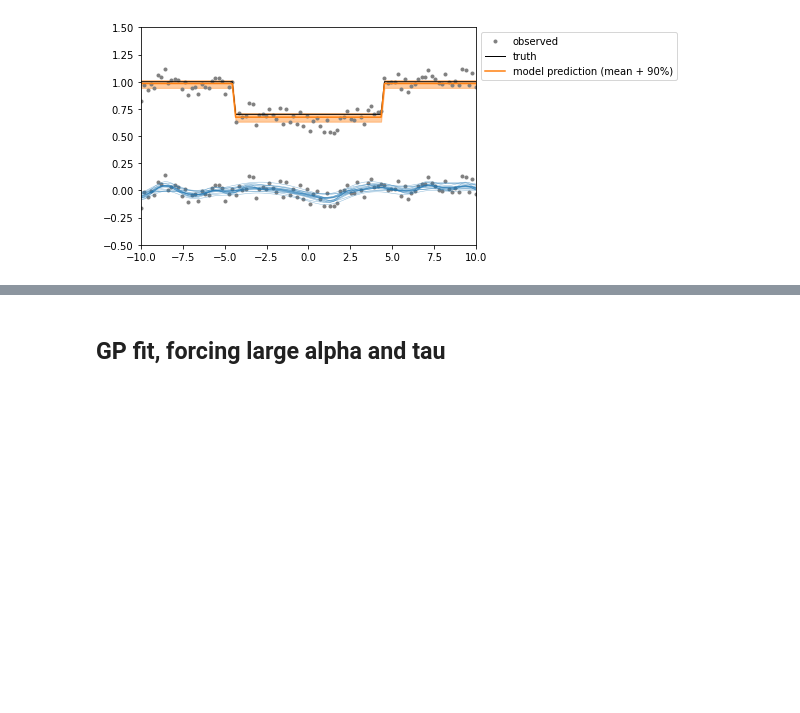
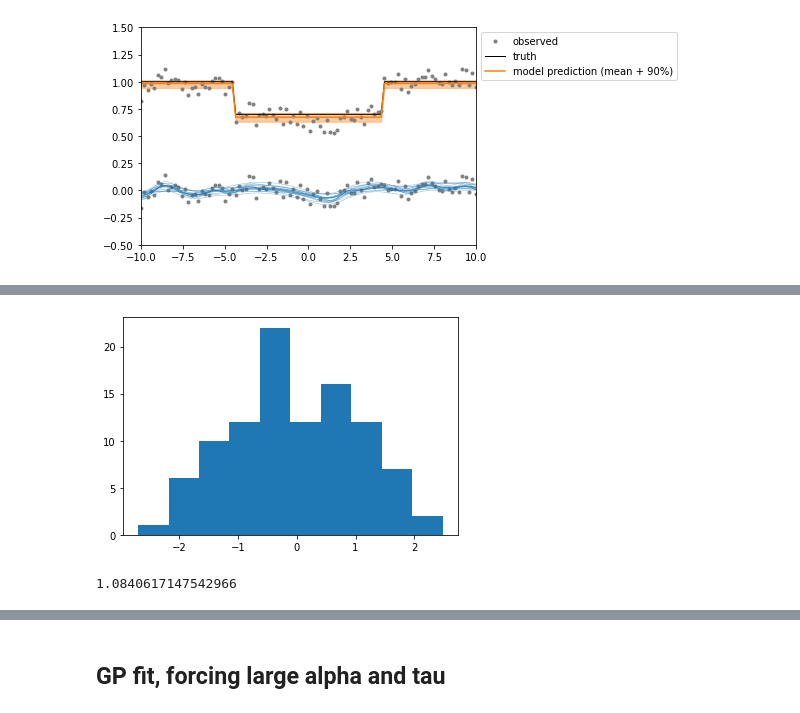
Before and after one commit to kemasuda/tutorial, a Jupyter notebook: multivariate_normal/degeneracy between GP mean and model normalization.ipynb, the cells around one changed output, grey strips where cells are left out. Saved outputs shown, nothing was run; the diff lists cells and outputs as text; code cells hidden in the pictures; blank space fills up the shorter version.

```diff
--- a/multivariate_normal/degeneracy between GP mean and model normalization.ipynb
+++ b/multivariate_normal/degeneracy between GP mean and model normalization.ipynb
@@ -124,0 +149,10 @@ plt.legend(loc='best', bbox_to_anchor=(1,1));
+# %%
+normres =  y - samples['ymodel'][idx] - y_pred
+# %%
+plt.hist(np.array(normres/sigma));
+# %% [output]
+[figure, added]
+# %%
+np.std(np.array(normres/sigma))
+# %% [output]
+1.0840617147542966
```
Also changed, not shown: parts of 14 cells of this notebook, 3 other files.
